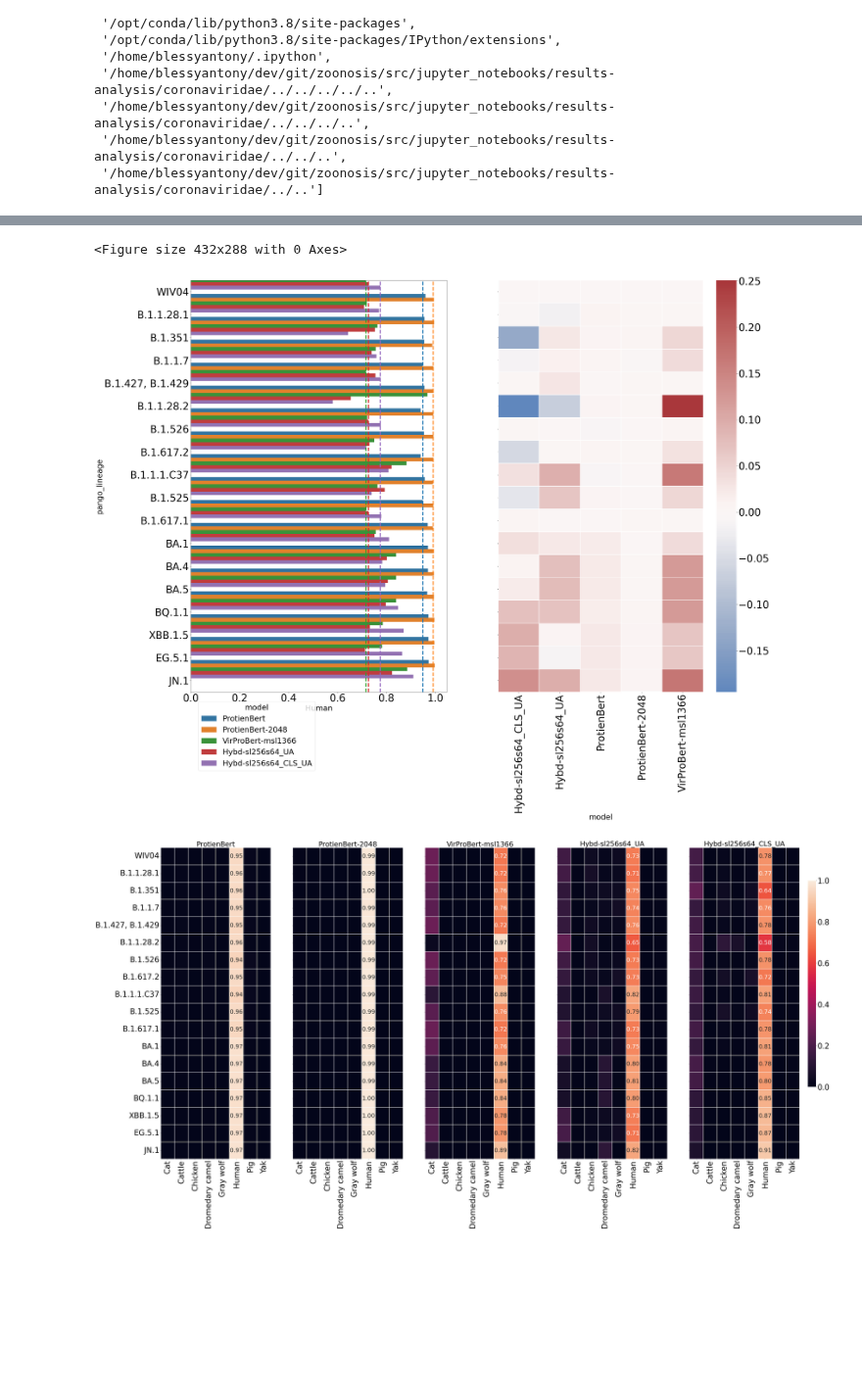
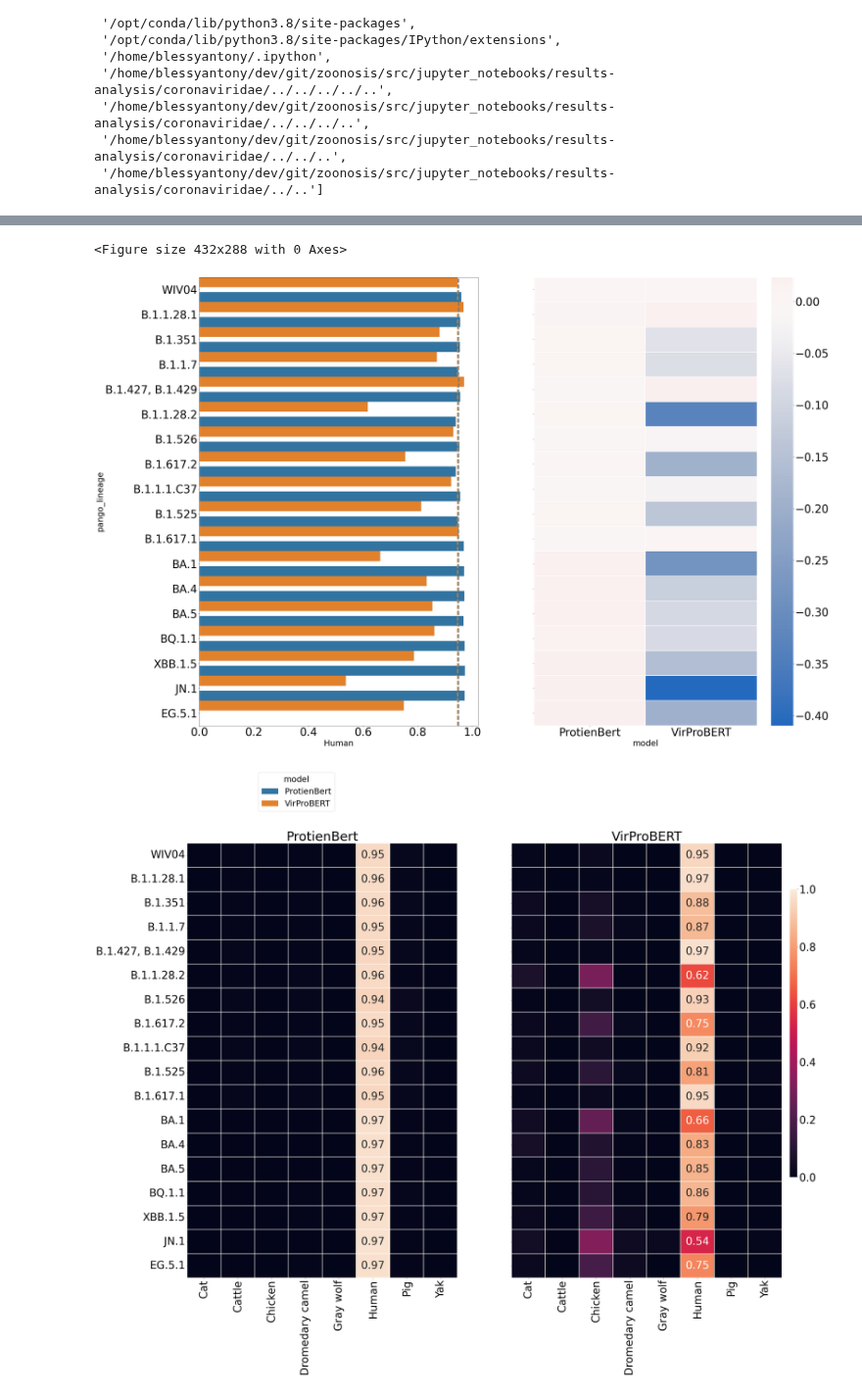
Before and after one commit to NSF-COMPASS-Center/HAVEN, a Jupyter notebook: src/jupyter_notebooks/results-analysis/coronaviridae/sarscov2_s_prot_variants_prediction_uniprot.ipynb, the cells around one changed output, grey strips where cells are left out. Shown at 98% size. Cells and saved outputs as stored; diff of their text form; code cells hidden in the pictures; blank space fills up the shorter version.

```diff
--- a/src/jupyter_notebooks/results-analysis/coronaviridae/sarscov2_s_prot_variants_prediction_uniprot.ipynb
+++ b/src/jupyter_notebooks/results-analysis/coronaviridae/sarscov2_s_prot_variants_prediction_uniprot.ipynb
@@ -64,10 +64,11 @@ file_paths = {
     #"msl128vs30_ae_bn_s64_UA": os.path.join(os.getcwd(), "..","..", "..", "..", "output/raw/coronaviridae_s_prot_variants/20240829/sars-cov-2/uniprot/cov-S-multi-transfer_learning_mlm_hybrid_attn_fnn_2l_lr1e-4/msl128ae_bn_vs30_s64/tl_tf_multi_sarscov2_variants_s.csv"),
     #"msl128vs30cls_ae_bn_s64_UA": os.path.join(os.getcwd(), "..","..", "..", "..", "output/raw/coronaviridae_s_prot_variants/20240829/sars-cov-2/uniprot/cov-S-multi-transfer_learning_mlm_hybrid_attn_fnn_2l_lr1e-4/msl128ae_bn_vs30cls_s64/tl_tf_multi_sarscov2_variants_s.csv"),
     "ProtienBert": os.path.join(os.getcwd(), "..","..", "..", "..", "output/raw/coronaviridae_s_prot_uniprot_embl_vertebrates_t0.01_c8/20240902/host_multi/proteinbert/uniprot_cov_s_prot_embl_hosts/sarscov2_variants_s_prediction_results_20240902_224534.csv"),
-    "ProtienBert-2048": os.path.join(os.getcwd(), "..","..", "..", "..", "output/raw/coronaviridae_s_prot_uniprot_embl_vertebrates_t0.01_c8/20240902/host_multi/proteinbert/uniprot_cov_s_prot_embl_hosts/sarscov2_variants_s_prediction_results_20240903_132845.csv"),
-    "VirProBert-msl1366": os.path.join(os.getcwd(), "..","..", "..", "..", "output/raw/coronaviridae_s_prot_variants/20240903/sars-cov-2/uniprot/cov-S-multi-transfer_learning_mlm_msl1366/tl_tf_multi_sarscov2_variants_s.csv"),
-    "Hybd-sl256s64_UA": os.path.join(os.getcwd(), "..","..", "..", "..", "output/raw/coronaviridae_s_prot_perturbation/20240829/sars-cov-2/uniprot/cov-S-multi-transfer_learning_mlm_hybrid_attn_fnn_2l_lr1e-4/msl256ae_bn_vs30_s64/tl_tf_multi_sarscov2_variants_s.csv"),
-    "Hybd-sl256s64_CLS_UA": os.path.join(os.getcwd(), "..","..", "..", "..", "output/raw/coronaviridae_s_prot_variants/20240829/sars-cov-2/uniprot/cov-S-multi-transfer_learning_mlm_hybrid_attn_fnn_2l_lr1e-4/msl256ae_bn_vs30cls_s64/tl_tf_multi_sarscov2_variants_s.csv"),
+    #"ProtienBert-2048": os.path.join(os.getcwd(), "..","..", "..", "..", "output/raw/coronaviridae_s_prot_uniprot_embl_vertebrates_t0.01_c8/20240902/host_multi/proteinbert/uniprot_cov_s_prot_embl_hosts/sarscov2_variants_s_prediction_results_20240903_132845.csv"),
+    #"VirProBert-msl1366": os.path.join(os.getcwd(), "..","..", "..", "..", "output/raw/coronaviridae_s_prot_variants/20240903/sars-cov-2/uniprot/cov-S-multi-transfer_learning_mlm_msl1366/tl_tf_multi_sarscov2_variants_s.csv"),
+    #"Hybd-sl256s64_UA": os.path.join(os.getcwd(), "..","..", "..", "..", "output/raw/coronaviridae_s_prot_perturbation/20240829/sars-cov-2/uniprot/cov-S-multi-transfer_learning_mlm_hybrid_attn_fnn_2l_lr1e-4/msl256ae_bn_vs30_s64/tl_tf_multi_sarscov2_variants_s.csv"),
+    #"Hybd-sl256s64_CLS_UA": os.path.join(os.getcwd(), "..","..", "..", "..", "output/raw/coronaviridae_s_prot_variants/20240829/sars-cov-2/uniprot/cov-S-multi-transfer_learning_mlm_hybrid_attn_fnn_2l_lr1e-4/msl256ae_bn_vs30cls_s64/tl_tf_multi_sarscov2_variants_s.csv"),
+    "VirProBERT": os.path.join(os.getcwd(), "..","..", "..", "..", "output/raw/coronaviridae_s_prot_variants/20240909/sars-cov-2/uniprot/cov-S-multi-transfer_learning_mlm_hybrid_attn_fnn_2l_lr1e-5/msl256ae_bn_vs30cls_s64/tl_tf_multi_sarscov2_variants_s.csv")
 }
 # %%
 dfs = []
@@ -212,33 +222,36 @@ axs[1].set_ylabel("")
 plt.show()
 # %% [output]
 <Figure size 432x288 with 0 Axes>
-[figure, old version]
+[figure, new version]
 # %%
 def get_annotation_df(heatmap_df):
     annot_df = pd.DataFrame(0, index=heatmap_df.index, columns=heatmap_df.columns)
     annot_idx = heatmap_df.idxmax(axis=1).reset_index()
     for item in annot_idx.values:
         annot_df.loc[item[0], item[1]] = "{:,.2f}".format(heatmap_df.loc[item[0], item[1]])
         annot_df.loc[item[0], "Human"] = "{:,.2f}".format(heatmap_df.loc[item[0], "Human"])
     annot_df = annot_df.astype(str)
     annot_df[annot_df == "0"] = ""
 
     return annot_df
 
-fig, axs = plt.subplots(1, 5, figsize=(60, 30), sharex=False, sharey=True)
+plt.rcParams['xtick.labelsize'] = 40
+plt.rcParams['ytick.labelsize'] = 40
+plt.rcParams.update({'font.size': 40})
+fig, axs = plt.subplots(1, 2, figsize=(40, 30), sharex=False, sharey=True)
 
 cbar_ax = fig.add_axes([.91, .3, .01, .5])
 for i, model in enumerate(models):
     heatmap_df = df[df["model"] == model][["Cat", "Cattle", "Chicken", "Dromedary camel", "Gray wolf", "Human", "Pig", "Yak", "pango_lineage"]].set_index("pango_lineage").reindex(index=order)
     get_annotation_df(heatmap_df)
     sns.heatmap(heatmap_df, ax=axs[i], linewidth=.1,
                 annot=get_annotation_df(heatmap_df), fmt="",
                 vmin=0, vmax=1,
                 cbar=i == 0,
                 cbar_ax=None if i != 0 else cbar_ax)
     axs[i].set_title(model)
     axs[i].set(xlabel="", ylabel="")
-
+plt.savefig(os.path.join(os.getcwd(), "..", "..", "..", "..", f"output/visualization/temp_new/sarscov2_variants_uniprot.pdf"), bbox_inches="tight")
 plt.show()
 # %% [output]
-[figure, old version]
+[figure, new version]
```
Also changed, not shown: parts of 6 cells of this notebook, 3 other files.
